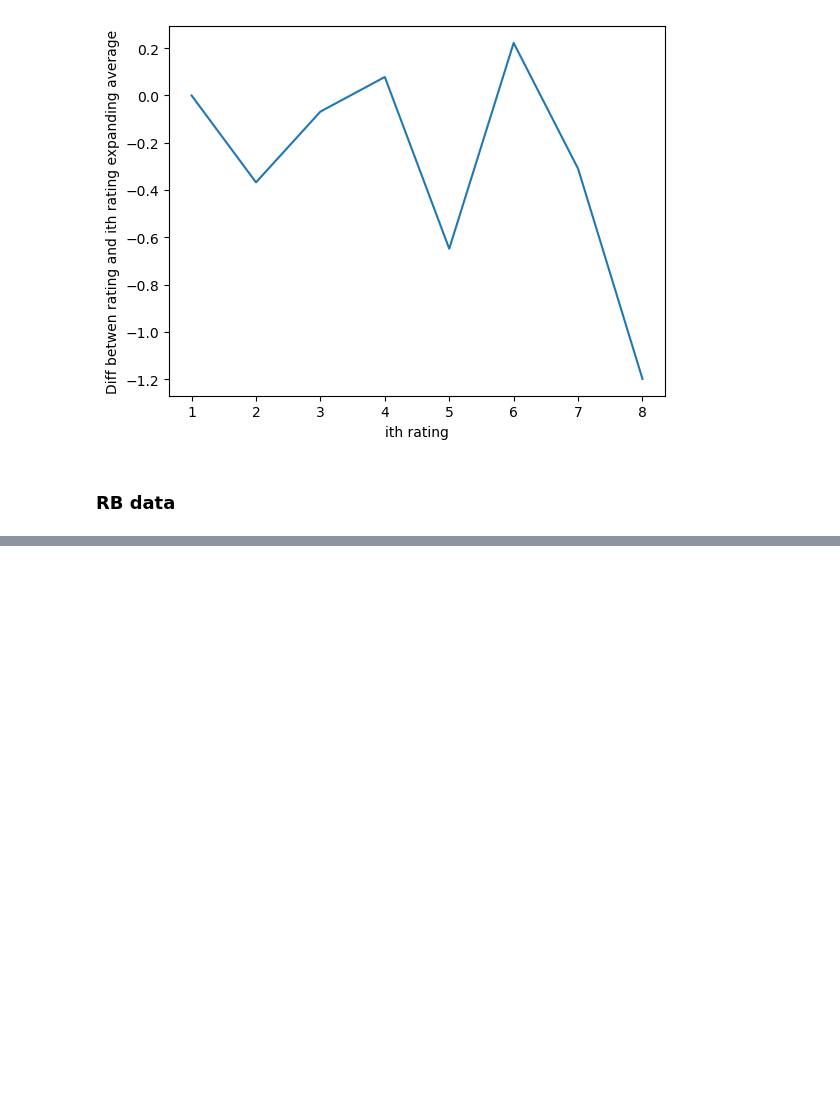
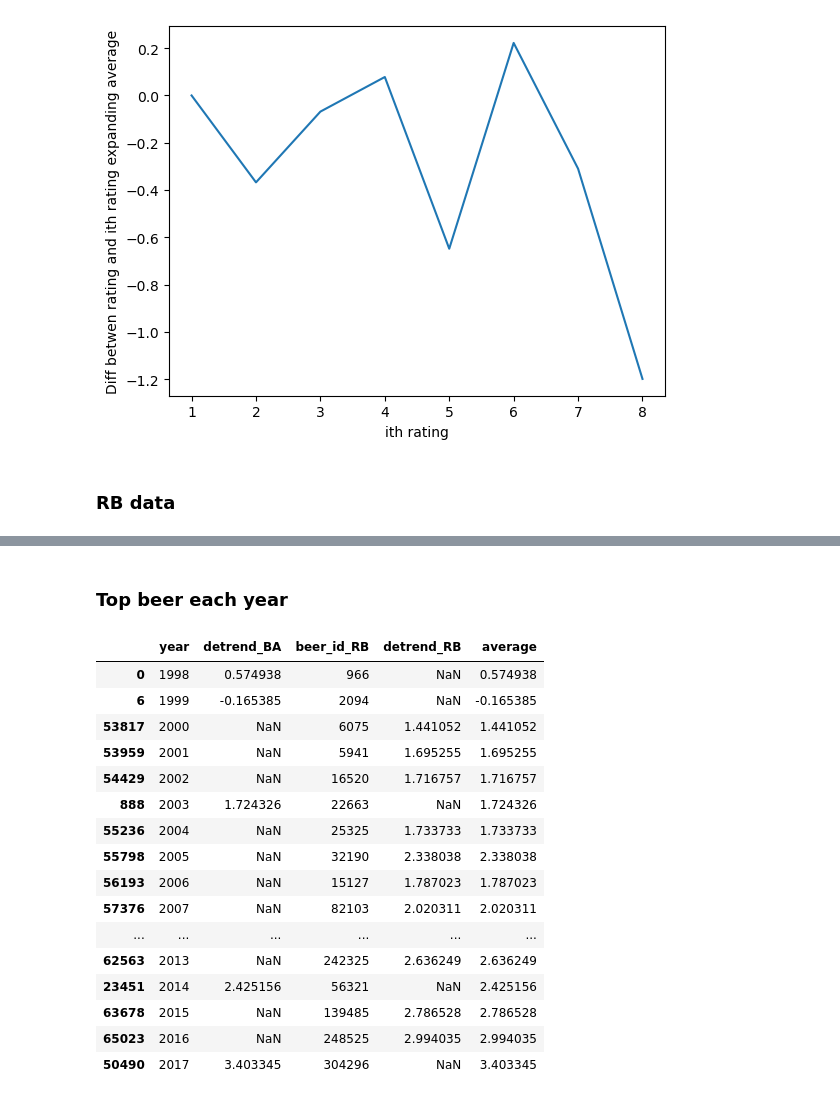
Before and after one commit to epfl-ada/ada-2023-project-adacadabra2023, a Jupyter notebook: Project_v2.ipynb, the cells around one changed output, grey strips where cells are left out. Drawn from its saved outputs; the diff is of its cells as text; code cells hidden in the pictures; blank space fills up the shorter version.

```diff
--- a/Project_v2.ipynb
+++ b/Project_v2.ipynb
@@ -216,0 +219,19 @@ L_ratings_RB = hf.he_correction(L_ratings_RB, 37)
+# %%
+avgBA = MB_ratingsBA.groupby(['year', 'beer_id'])['detrend'].mean()
+avgRB = MB_ratingsRB.groupby(['year', 'beer_id'])['detrend'].mean()
+# %%
+avgBA_df = avgBA.reset_index()
+avgBA_df = avgBA_df.rename(columns={'detrend': 'detrend_BA', 'beer_id': 'beer_id_BA'})
+avgRB_df = avgRB.reset_index()
+avgRB_df = avgRB_df.rename(columns={'detrend': 'detrend_RB', 'beer_id': 'beer_id_RB'})
+
+matching_RB_id = []
+for number in avgBA_df['beer_id_BA']:
+    matching_RB_id.append(filt_MB_beers.beer_id_RB[filt_MB_beers['beer_id_BA']== number].to_numpy()[0])
+
+avgBA_df['beer_id_RB'] = matching_RB_id
+# %%
+macro = avgBA_df.merge(avgRB_df, on=['beer_id_RB', 'year'], how='outer')
+macro = macro.drop('beer_id_BA', axis=1)
+
+macro['average'] = macro[['detrend_BA', 'detrend_RB']].mean(axis=1)
@@ -216,0 +254,24 @@ L_ratings_RB = hf.he_correction(L_ratings_RB, 37)
+# %% [markdown]
+### Top beer each year
+# %%
+result = macro.loc[macro.groupby('year')['average'].idxmax()]
+# %%
+result
+# %% [output]
+|  | year | detrend_BA | beer_id_RB | detrend_RB | average |
+| 0 | 1998 | 0.574938 | 966 | NaN | 0.574938 |
+| 6 | 1999 | -0.165385 | 2094 | NaN | -0.165385 |
+| 53817 | 2000 | NaN | 6075 | 1.441052 | 1.441052 |
+| 53959 | 2001 | NaN | 5941 | 1.695255 | 1.695255 |
+| 54429 | 2002 | NaN | 16520 | 1.716757 | 1.716757 |
+| 888 | 2003 | 1.724326 | 22663 | NaN | 1.724326 |
+| 55236 | 2004 | NaN | 25325 | 1.733733 | 1.733733 |
+| 55798 | 2005 | NaN | 32190 | 2.338038 | 2.338038 |
+| 56193 | 2006 | NaN | 15127 | 1.787023 | 1.787023 |
+| 57376 | 2007 | NaN | 82103 | 2.020311 | 2.020311 |
+| ... | ... | ... | ... | ... | ... |
+| 62563 | 2013 | NaN | 242325 | 2.636249 | 2.636249 |
+| 23451 | 2014 | 2.425156 | 56321 | NaN | 2.425156 |
+| 63678 | 2015 | NaN | 139485 | 2.786528 | 2.786528 |
+| 65023 | 2016 | NaN | 248525 | 2.994035 | 2.994035 |
+| 50490 | 2017 | 3.403345 | 304296 | NaN | 3.403345 |
```
Also changed, not shown: parts of 5 cells of this notebook.
